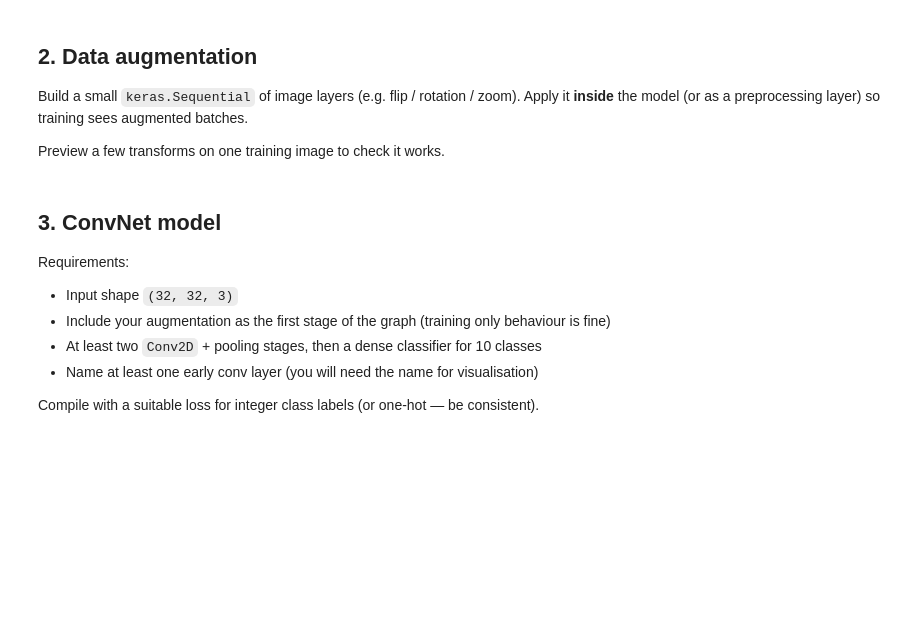
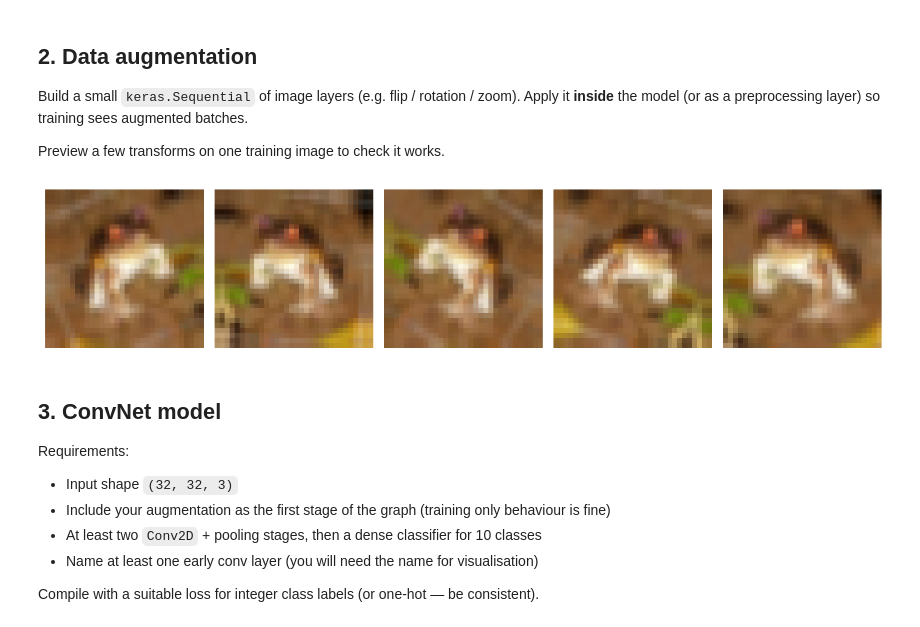
Before and after one commit to nsingh1811/DATAX504-nsingh1811, a Jupyter notebook: a4_convnet.ipynb, the cells around one changed output. Drawn from its saved outputs; the diff is of its cells as text; code cells hidden in the pictures; blank space fills up the shorter version.

```diff
--- a/a4_convnet.ipynb
+++ b/a4_convnet.ipynb
@@ -84,3 +97,30 @@ data_augmentation = keras.Sequential(
+# %%
+
+data_augmentation = keras.Sequential([
+    layers.RandomFlip("horizontal"),
+    layers.RandomRotation(0.1),
+    layers.RandomZoom(0.1),
+], name="data_augmentation")
+
+data_augmentation
+sample = x_train[0]
+
+plt.figure(figsize=(12, 3))
+
+for i in range(5):
+    augmented = data_augmentation(
+        np.expand_dims(sample, axis=0),
+        training=True
+    )[0]
+
+    plt.subplot(1, 5, i + 1)
+    plt.imshow(augmented.numpy())
+    plt.axis("off")
+
+plt.tight_layout()
+plt.show()
+# %% [output]
+[figure, added]
 # %% [markdown]
 ## 3. ConvNet model
 
```
Also changed, not shown: parts of 13 cells of this notebook.
